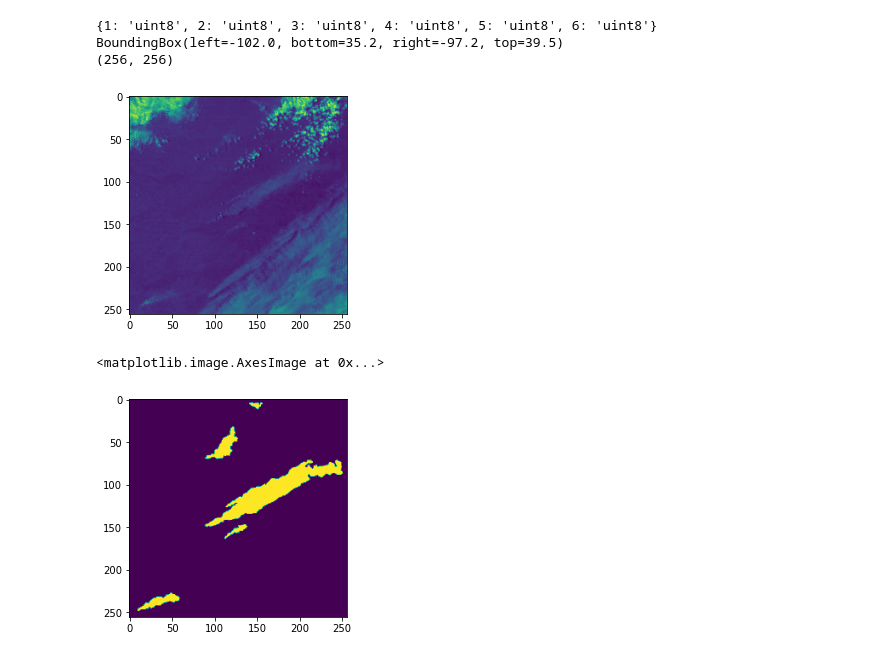
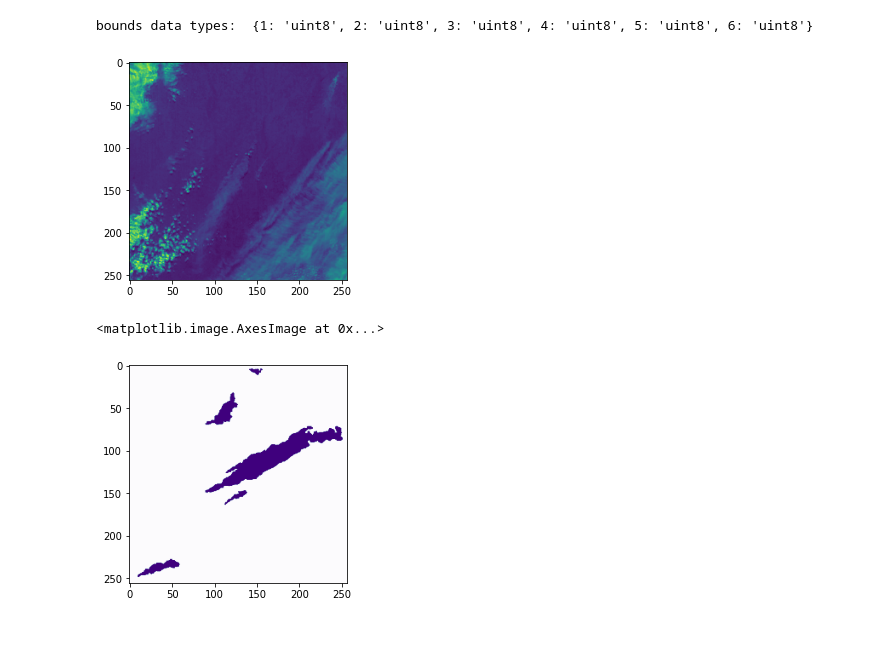
Before and after one commit to justinpaulturner/nasa_space_apps, a Jupyter notebook: SpaceApps.ipynb, the cells around one changed output. Saved outputs shown, nothing was run; the diff lists cells and outputs as text; code cells hidden in the pictures.

Commit message:
added train.py, cleaned up notebook, added tif band vizualisation

```diff
--- a/SpaceApps.ipynb
+++ b/SpaceApps.ipynb
@@ -83,3 +46,21 @@ from tensorflow.keras.layers import (
 )
 
 ia.seed(2)
+# %%
+""" DISPLAYING ALL (6) BANDS FOR .TIF SMOKE DATA"""
+
+image_path = 'data/output/train/class1/time-20170652036101-loc--102.0_35.2_-97.2_39.5.tif'
+
+data = rasterio.open(image_path)
+
+n_bands = 6
+fig, axs = plt.subplots(2, 3, figsize=(16, 10), sharex=True, sharey=True)
+
+ind = 1
+for i in range(2):
+    for j in range(3):
+        show((data, ind), ax=axs[i, j], cmap="gray")
+        ind += 1
+plt.suptitle("Input Bands", fontsize=18)
+plt.tight_layout()
+data.close()
@@ -467,41 +446,27 @@ plt.imshow(img)
 # %%
-''' for .tif images'''
+''' for .tif (input )images'''
 
-image_path = 'data/output/train/class1/time-20170652036101-loc--102.0_35.2_-97.2_39.5.tif'
+tif_path = 'data/output/train/class1/time-20170652036101-loc--102.0_35.2_-97.2_39.5.tif'
 dim = train_generator.dim
-# print(dim)
-with rasterio.open(image_path, 'r') as data:
-
-#     d = {i: dtype for i, dtype in zip(data.indexes, data.dtypes)}
-#     print(d)
-
-#     img = cv2.resize(
-#         np.moveaxis(data.read(), 0, -1), dim
-#     )
-    img = cv2.resize(data.read(1), dim)
-
-    print(img.shape)
+with rasterio.open(tif_path, 'r') as data:
+    print('bounds data types: ', {i: dtype for i, dtype in zip(data.indexes, data.dtypes)})
+    img = cv2.resize(
+        np.moveaxis(data.read(1), 0, -1), dim
+    )
     plt.imshow(img)
 # %% [output]
-{1: 'uint8', 2: 'uint8', 3: 'uint8', 4: 'uint8', 5: 'uint8', 6: 'uint8'}
-BoundingBox(left=-102.0, bottom=35.2, right=-97.2, top=39.5)
-(256, 256)
+bounds data types:  {1: 'uint8', 2: 'uint8', 3: 'uint8', 4: 'uint8', 5: 'uint8', 6: 'uint8'}
-[figure, old version]
+[figure, new version]
 # %%
-''' for .bmp images'''
-
-image_path = 'data/output/train/class1/time-20170652036101-loc--102.0_35.2_-97.2_39.5.bmp'
+''' for .bmp (label) images'''
+bmp_path = 'data/output/train/class1/time-20170652036101-loc--102.0_35.2_-97.2_39.5.bmp'
 dim = train_generator.dim
 # print(dim)
-img = cv2.imread(image_path)
+img = cv2.imread(bmp_path)
 img = cv2.cvtColor(img, cv2.COLOR_BGR2GRAY)
 img = img / 255
 
-# img = np.expand_dims(cv2.resize(img, dim), -1)
-plt.imshow(cv2.resize(img, dim))
-
-
-#     return np.expand_dims(cv2.resize(img, dim), -1)
+plt.imshow(cv2.resize(img, dim), cmap='Purples')
 # %% [output]
 <matplotlib.image.AxesImage at 0x...>
-[figure, old version]
+[figure, new version]
```
Also changed, not shown: parts of 16 cells of this notebook, 2 other files.
